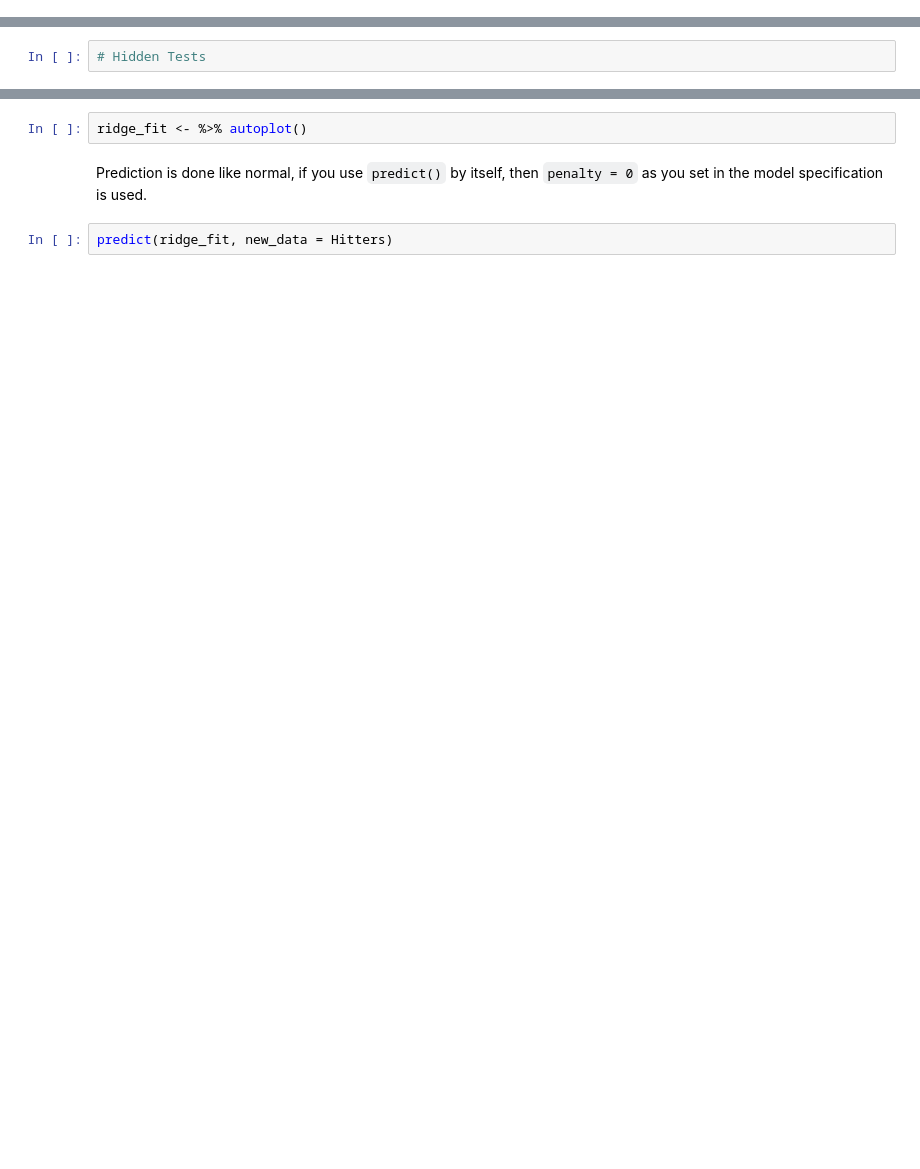
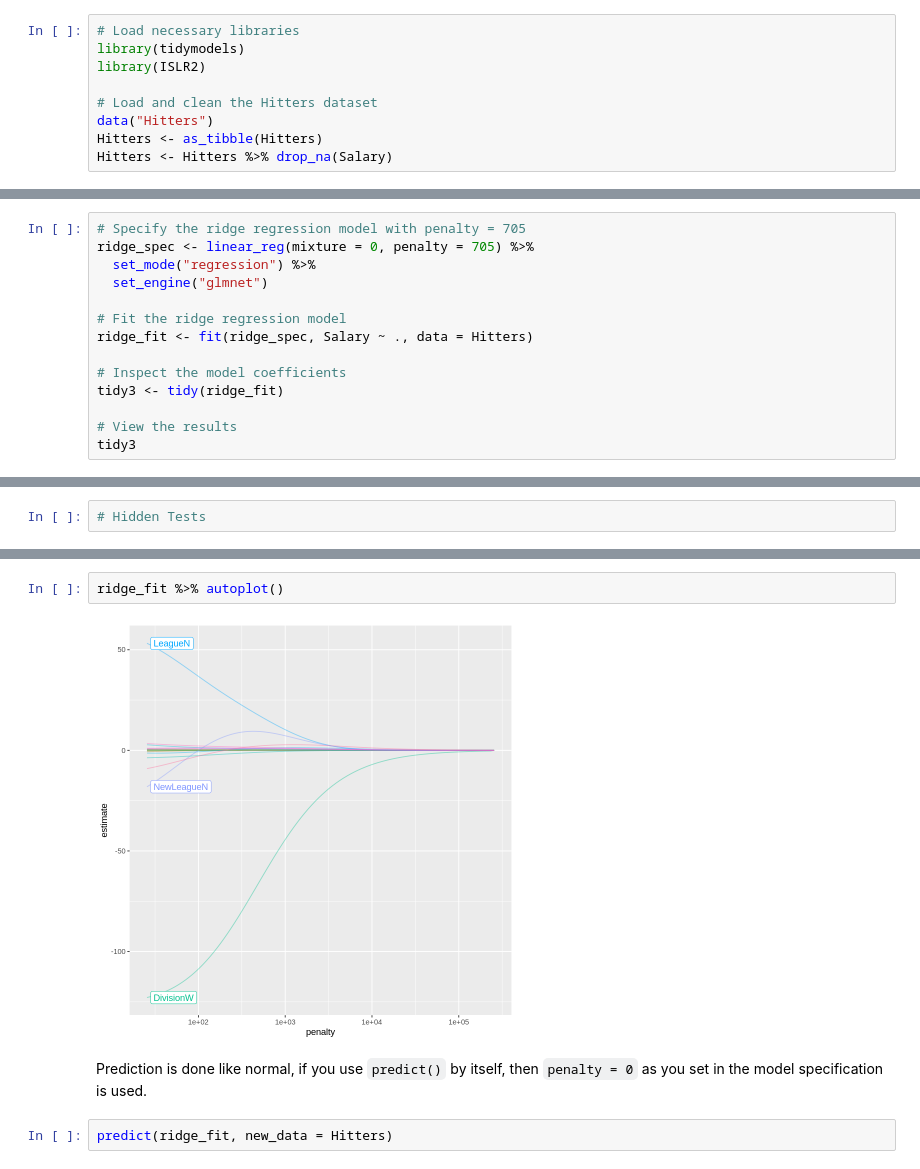
Before and after one commit to dennislamcv1/UniofColStatsLearning, a Jupyter notebook: Resampling, Selection and Splines/Ridge Regression Programming Assignment.ipynb, the cells around one changed output, grey strips where cells are left out. Drawn from its saved outputs; the diff is of its cells as text; blank space fills up the shorter version.

```diff
--- a/Resampling, Selection and Splines/Ridge Regression Programming Assignment.ipynb
+++ b/Resampling, Selection and Splines/Ridge Regression Programming Assignment.ipynb
@@ -18,0 +11,9 @@ library(ISLR2)
+# %%
+# Load necessary libraries
+library(tidymodels)
+library(ISLR2)
+
+# Load and clean the Hitters dataset
+data("Hitters")
+Hitters <- as_tibble(Hitters)
+Hitters <- Hitters %>% drop_na(Salary)
@@ -56,0 +128,14 @@ Look below at the parameter estimates for `penalty = 705`. Store your output to
+# %%
+# Specify the ridge regression model with penalty = 705
+ridge_spec <- linear_reg(mixture = 0, penalty = 705) %>%
+  set_mode("regression") %>%
+  set_engine("glmnet")
+
+# Fit the ridge regression model
+ridge_fit <- fit(ridge_spec, Salary ~ ., data = Hitters)
+
+# Inspect the model coefficients
+tidy3 <- tidy(ridge_fit)
+
+# View the results
+tidy3
@@ -63,7 +168,9 @@ You can visualize how the magnitude of the coefficients are being regularized to
 <img src="attachment:output%20image.png" width="500"/>
 </div>
 # %%
-ridge_fit <- %>% autoplot()
+ridge_fit %>% autoplot()
+# %% [output]
+[figure, added]
 # %% [markdown]
 Prediction is done like normal, if you use `predict()` by itself, then `penalty = 0` as you set in the model specification is used.
 # %%
```
Also changed, not shown: parts of 27 cells of this notebook, 5 other files.
